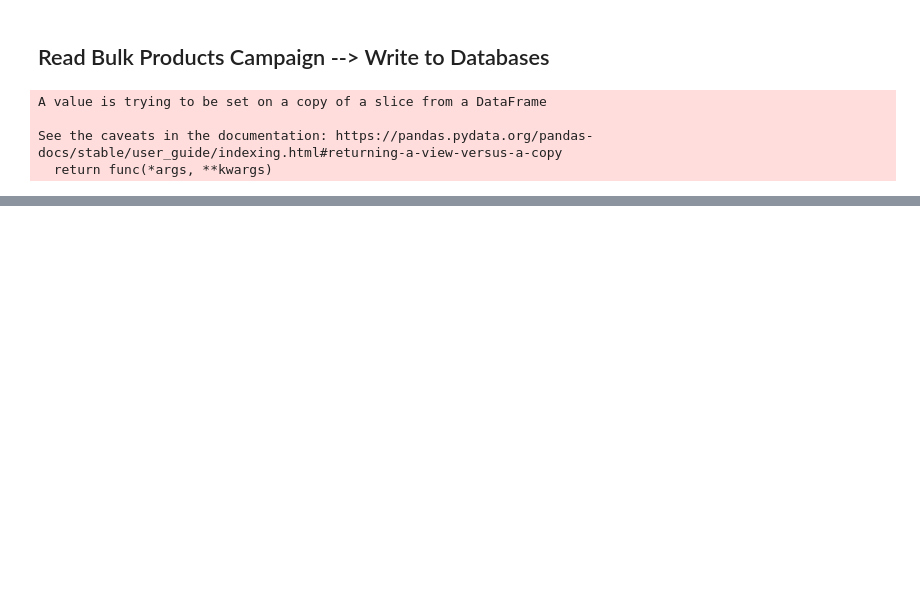
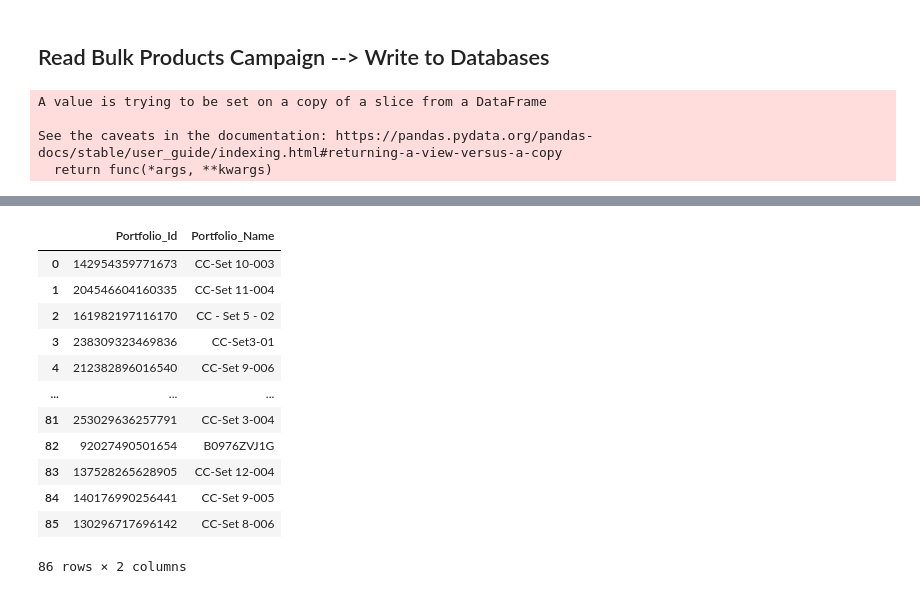
Before and after one commit to KDool/Ads-aws-excel, a Jupyter notebook: Code/format_campaign.ipynb, the cells around one changed output, grey strips where cells are left out. Cells and saved outputs as stored; diff of their text form; code cells hidden in the pictures; blank space fills up the shorter version.

```diff
--- a/Code/format_campaign.ipynb
+++ b/Code/format_campaign.ipynb
@@ -65,0 +105,27 @@ df_output
+# %%
+def read_bulk_portfolios(excel_path_file=''):
+    df_original = pd.read_excel(excel_path_file,sheet_name='Portfolios')
+    df_process = df_original[['Portfolio Id','Portfolio Name']]
+    df_process.columns = ['Portfolio_Id','Portfolio_Name']
+    # df_temp = df_process
+    df_temp = df_process.drop_duplicates()
+    df_temp.dropna(subset=['Portfolio_Id'],inplace=True)
+    return df_temp
+# %%
+df_portfolios_output = read_bulk_portfolios(excel_path_file='../sample_files/RP_BULK.xlsx')
+# %%
+df_portfolios_output
+# %% [output]
+|  | Portfolio_Id | Portfolio_Name |
+| 0 | 142954359771673 | CC-Set 10-003 |
+| 1 | 204546604160335 | CC-Set 11-004 |
+| 2 | 161982197116170 | CC - Set 5 - 02 |
+| 3 | 238309323469836 | CC-Set3-01 |
+| 4 | 212382896016540 | CC-Set 9-006 |
+| ... | ... | ... |
+| 81 | 253029636257791 | CC-Set 3-004 |
+| 82 | 92027490501654 | B0976ZVJ1G |
+| 83 | 137528265628905 | CC-Set 12-004 |
+| 84 | 140176990256441 | CC-Set 9-005 |
+| 85 | 130296717696142 | CC-Set 8-006 |
+86 rows × 2 columns
```
Also changed, not shown: parts of 12 cells of this notebook, 8 other files.
